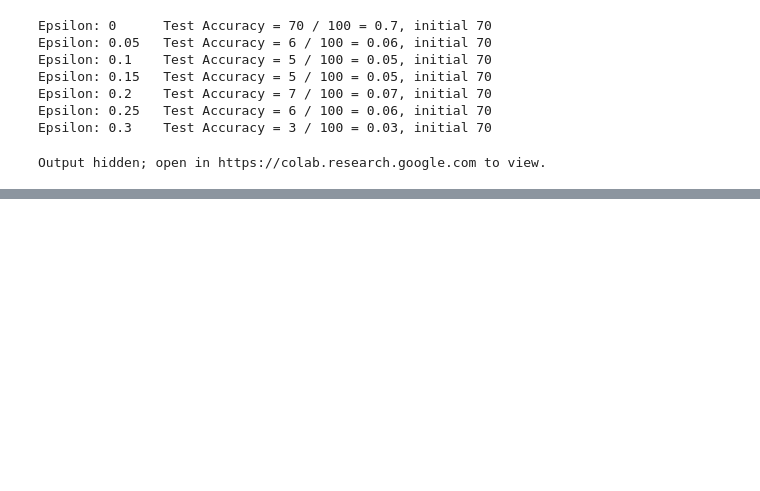
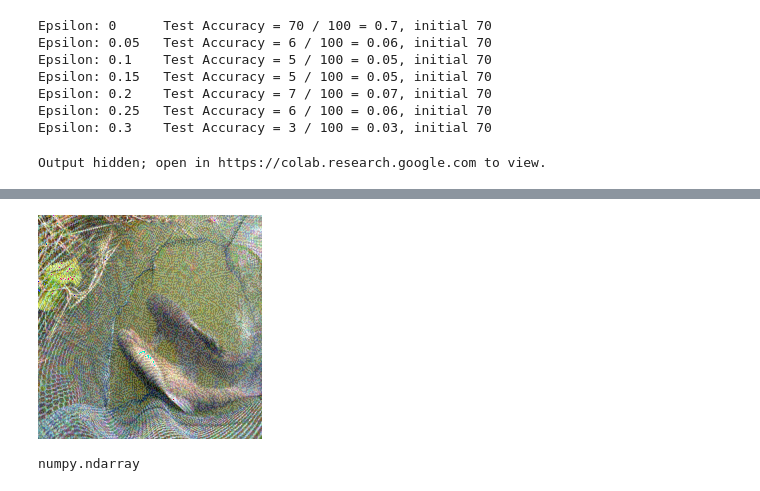
Before and after one commit to Pikus16/adversarial_explainability, a Jupyter notebook: Saliency Adversarial.ipynb, the cells around one changed output, grey strips where cells are left out. Saved outputs shown, nothing was run; the diff lists cells and outputs as text; code cells hidden in the pictures; blank space fills up the shorter version.

```diff
--- a/Saliency Adversarial.ipynb
+++ b/Saliency Adversarial.ipynb
@@ -403,0 +408,11 @@ tensor([[[[ 0.0042, -0.0787,  0.0042,  ..., -0.1472, -0.1472, -0.0301],
+# %%
+target_int = get_class_int_label(j)
+target = torch.Tensor([target_int]).type(torch.int64)
+perturbed_data,_ = run_fgsm_attack(dataset[j][0].unsqueeze(0), target, model, 0.3, device)
+deprocess(perturbed_data.cpu())
+# %% [output]
+[figure, added]
+# %%
+type(lime_img)
+# %% [output]
+numpy.ndarray
```
Also changed, not shown: parts of 15 cells of this notebook.
